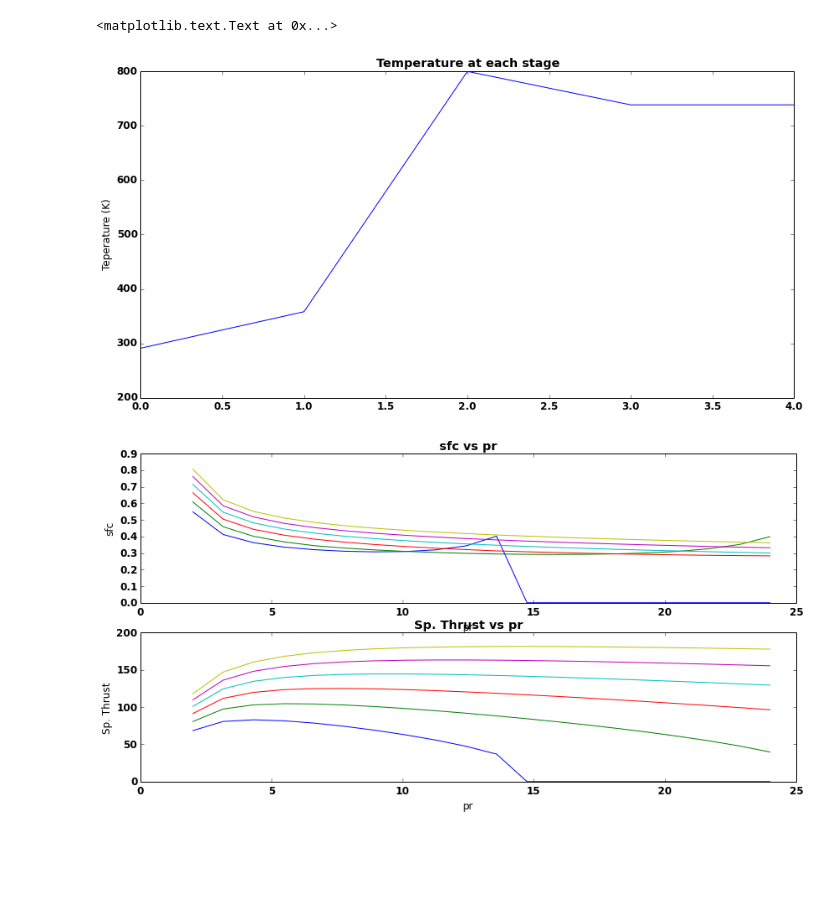
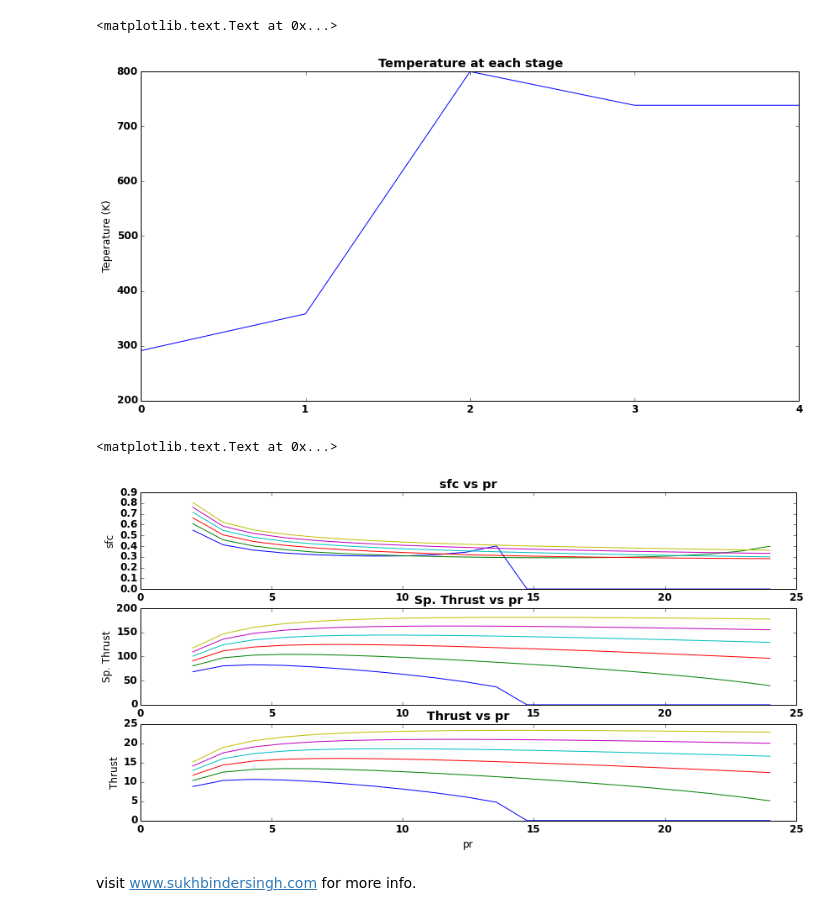
Before and after one commit to sukhbinder/ToyTurbojet, a Jupyter notebook: ToyTurbojet.ipynb, the cells around one changed output. Drawn from its saved outputs; the diff is of its cells as text; code cells hidden in the pictures; blank space fills up the shorter version.

```diff
--- a/ToyTurbojet.ipynb
+++ b/ToyTurbojet.ipynb
@@ -123,42 +123,55 @@ plt.ylabel("Pressure (bar)")
 # %%
 plt.plot(res["temps"])
+plt.xticks([0,1,2,3,4])
 plt.title("Temperature at each stage ")
 plt.ylabel("Teperature (K)")
 # %% [output]
 <matplotlib.text.Text at 0x...>
-[figure, old version]
+[figure, new version]
 # %%
 pr1 = np.linspace(2.0,24.0,20)
 tet1=np.linspace(800.0,1400.0,6)
 pr= np.zeros((pr1.shape[0],tet1.shape[0]))
 
 
 #print pr.shape[0]
 sp=np.zeros((pr.shape[0],tet1.shape[0]))
 sfc=np.zeros((pr.shape[0],tet1.shape[0]))
+thr=np.zeros((pr.shape[0],tet1.shape[0]))
+
 
 for j, tet in enumerate(tet1):
     prgcon["tet"]=tet
     pr[:,j]=pr1
     for i,pp in enumerate(pr1):
         prgcon["prc"]=pp
         res =toyturbojet(prgcon)
         #print i,pp
         sp[i,j]=res["spthrust"]
         sfc[i,j]=res["sfc"]
+        thr[i,j]=res["thrust"]
 
-plt.subplot(2,1,1)
+plt.subplot(3,1,1)
 plt.plot(pr,sfc)
 plt.title("sfc vs pr ")
 plt.ylabel("sfc")
 plt.xlabel("pr")
 
 plt.legend="best"
-plt.subplot(2,1,2)
+plt.subplot(3,1,2)
 plt.plot(pr,sp)
 plt.title("Sp. Thrust vs pr ")
 plt.ylabel("Sp. Thrust")
 plt.xlabel("pr")
-plt.legend="on"
+
+plt.subplot(3,1,3)
+plt.legend="best"
+plt.plot(pr,thr)
+plt.title("Thrust vs pr ")
+plt.ylabel("Thrust")
+plt.xlabel("pr")
 # %% [output]
+<matplotlib.text.Text at 0x...>
-[figure, old version]
+[figure, new version]
+# %% [markdown]
+visit www.sukhbindersingh.com for more info.
```
Also changed, not shown: parts of 6 cells of this notebook.
